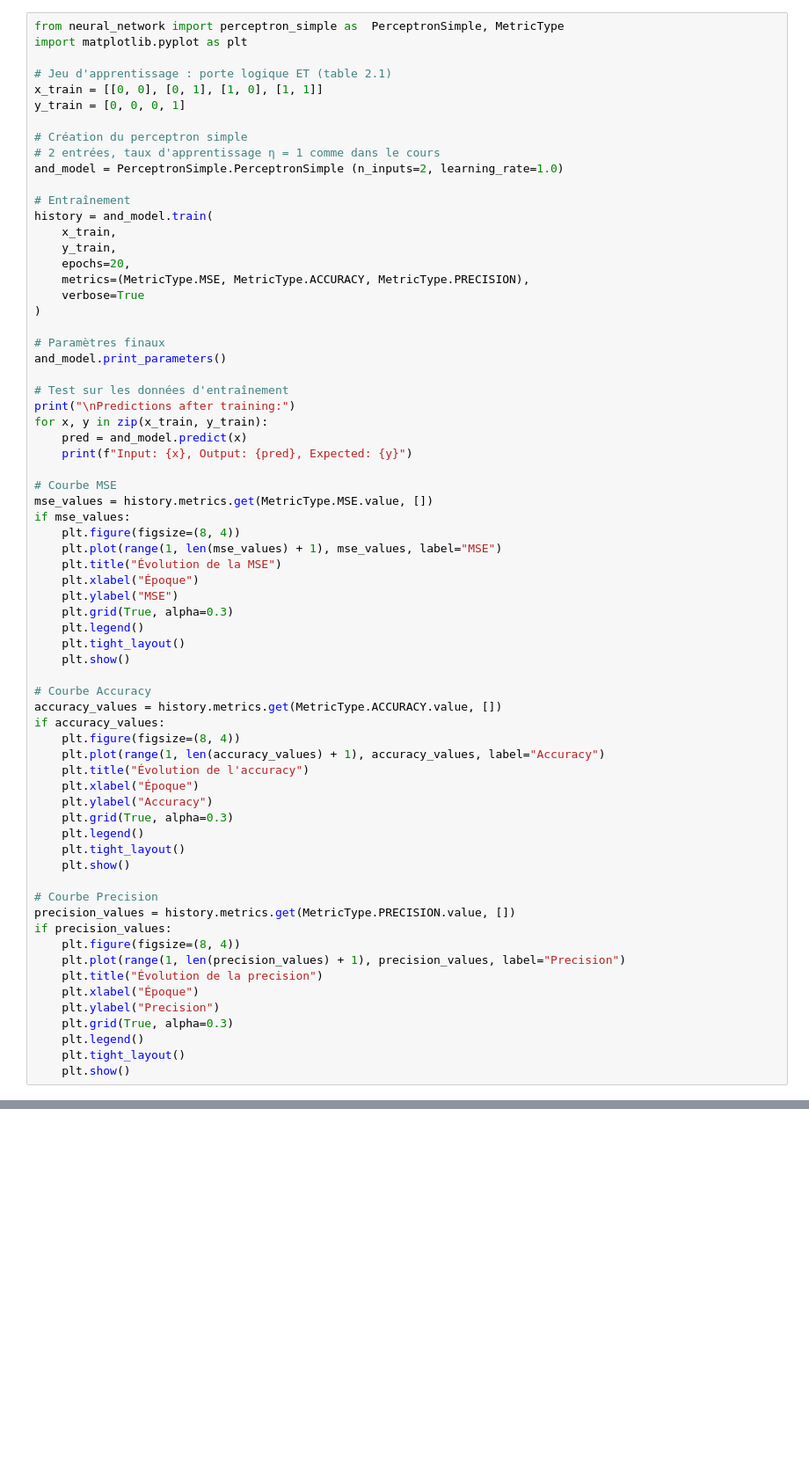
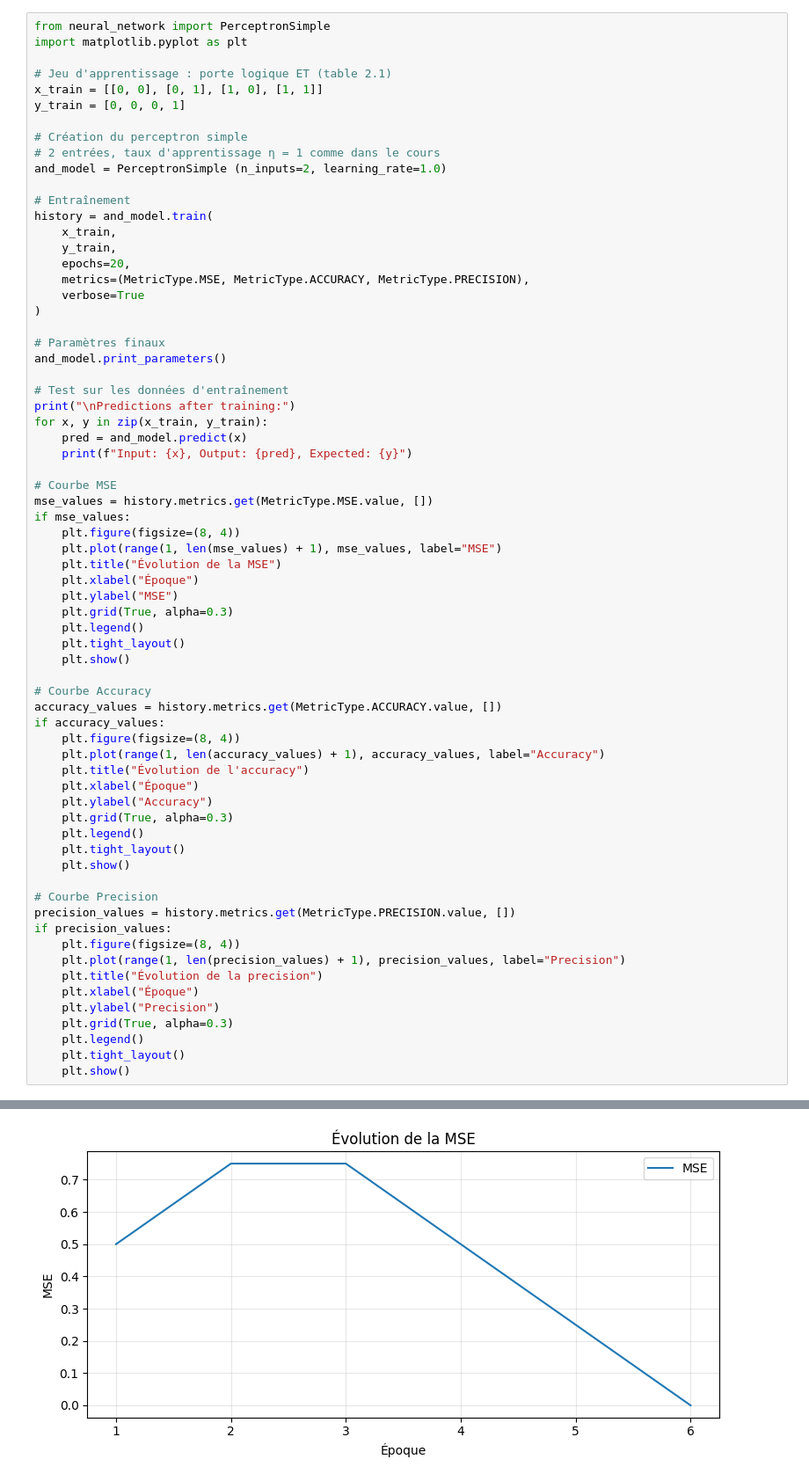
Before and after one commit to justinFransolet/MASI4_NEURAL_NETWORK, a Jupyter notebook: project1.ipynb, the cells around one changed output, grey strips where cells are left out. Shown at 88% size. Cells and saved outputs as stored; diff of their text form; blank space fills up the shorter version.

Commit message:
FIX : Import Perceptron Simple

```diff
--- a/project1.ipynb
+++ b/project1.ipynb
@@ -56,5 +66,5 @@ for x in x_train:
 # %%
-from neural_network import perceptron_simple as  PerceptronSimple, MetricType
+from neural_network import PerceptronSimple
 import matplotlib.pyplot as plt
 
 # Jeu d'apprentissage : porte logique ET (table 2.1)
@@ -63,7 +73,7 @@ y_train = [0, 0, 0, 1]
 
 # Création du perceptron simple
 # 2 entrées, taux d'apprentissage η = 1 comme dans le cours
-and_model = PerceptronSimple.PerceptronSimple (n_inputs=2, learning_rate=1.0)
+and_model = PerceptronSimple (n_inputs=2, learning_rate=1.0)
 
 # Entraînement
 history = and_model.train(
@@ -121,3 +131,4 @@ if precision_values:
     plt.legend()
     plt.tight_layout()
     plt.show()
+# %% [output]
@@ -123,0 +152 @@ if precision_values:
+[figure, added]
```
Also changed, not shown: parts of 3 cells of this notebook, 1 other file.
